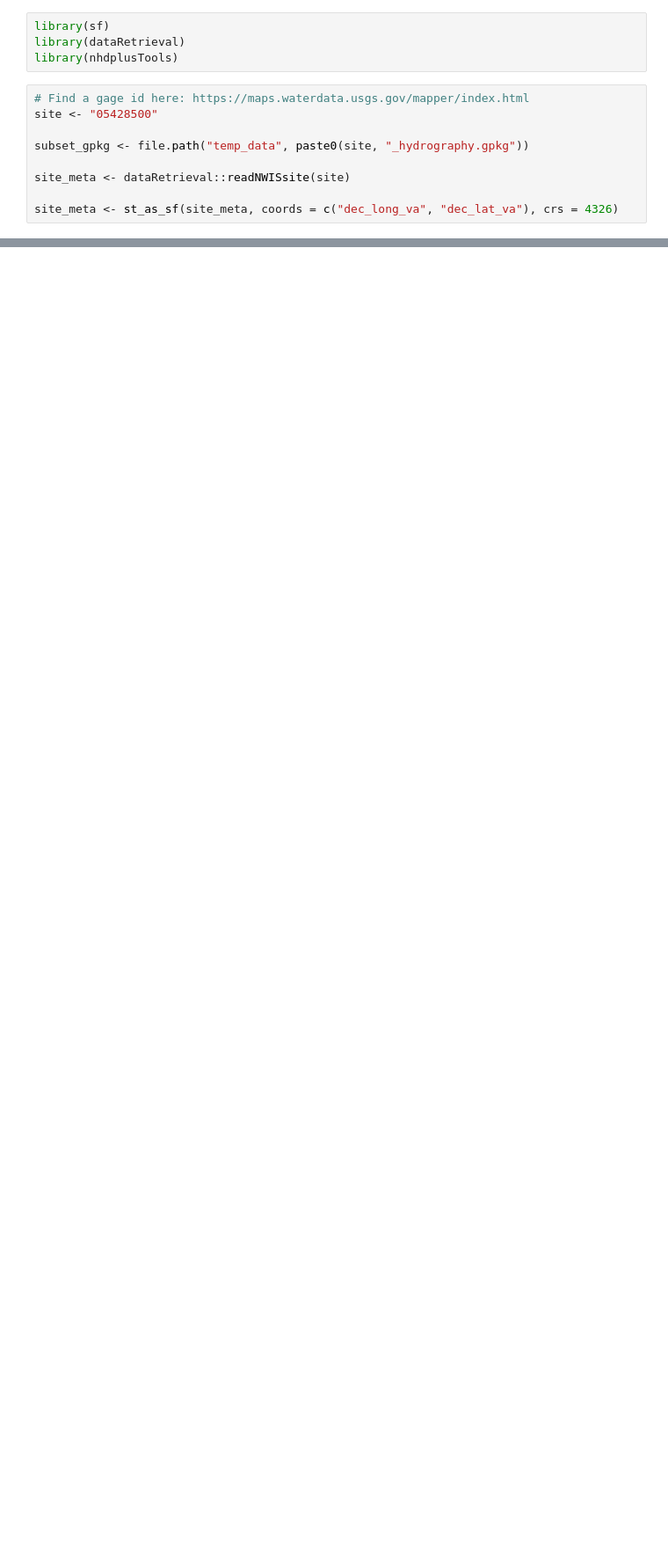
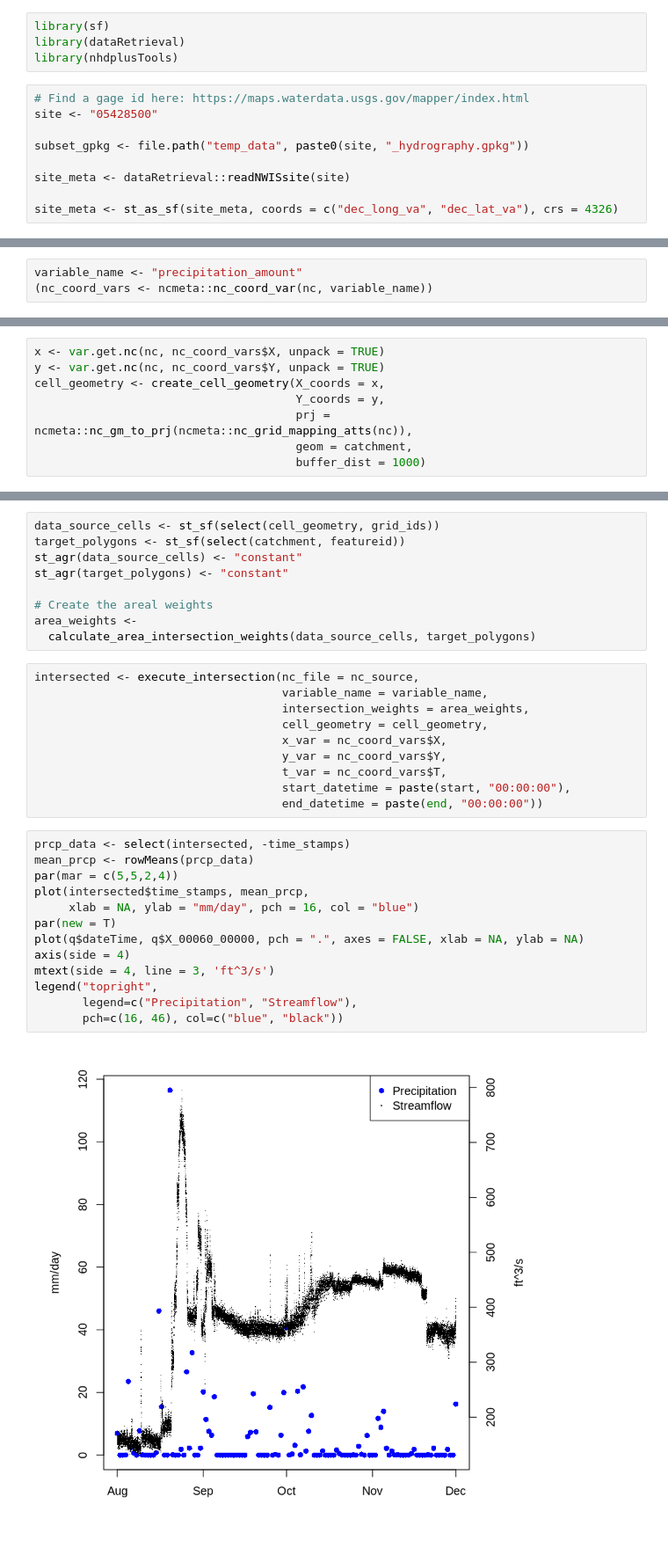
Before and after one commit to dblodgett-usgs/si_docker_jupyter_training, a Jupyter notebook: workspace/get_hydro_data.ipynb, the cells around one changed output, grey strips where cells are left out. Shown at 88% size. Cells and saved outputs as stored; diff of their text form; blank space fills up the shorter version.

```diff
--- a/workspace/get_hydro_data.ipynb
+++ b/workspace/get_hydro_data.ipynb
@@ -64,0 +83,3 @@ plot(q$dateTime, q$X_00060_00000, pch = ".")
+# %%
+variable_name <- "precipitation_amount"
+(nc_coord_vars <- ncmeta::nc_coord_var(nc, variable_name))
@@ -64,0 +91,8 @@ plot(q$dateTime, q$X_00060_00000, pch = ".")
+# %%
+x <- var.get.nc(nc, nc_coord_vars$X, unpack = TRUE)
+y <- var.get.nc(nc, nc_coord_vars$Y, unpack = TRUE)
+cell_geometry <- create_cell_geometry(X_coords = x,
+                                      Y_coords = y,
+                                      prj = ncmeta::nc_gm_to_prj(ncmeta::nc_grid_mapping_atts(nc)),
+                                      geom = catchment,
+                                      buffer_dist = 1000)
@@ -64,0 +101,34 @@ plot(q$dateTime, q$X_00060_00000, pch = ".")
+# %%
+data_source_cells <- st_sf(select(cell_geometry, grid_ids))
+target_polygons <- st_sf(select(catchment, featureid))
+st_agr(data_source_cells) <- "constant"
+st_agr(target_polygons) <- "constant"
+
+# Create the areal weights
+area_weights <-
+  calculate_area_intersection_weights(data_source_cells, target_polygons)
+# %%
+intersected <- execute_intersection(nc_file = nc_source,
+                                    variable_name = variable_name,
+                                    intersection_weights = area_weights,
+                                    cell_geometry = cell_geometry,
+                                    x_var = nc_coord_vars$X,
+                                    y_var = nc_coord_vars$Y,
+                                    t_var = nc_coord_vars$T,
+                                    start_datetime = paste(start, "00:00:00"),
+                                    end_datetime = paste(end, "00:00:00"))
+# %%
+prcp_data <- select(intersected, -time_stamps)
+mean_prcp <- rowMeans(prcp_data)
+par(mar = c(5,5,2,4))
+plot(intersected$time_stamps, mean_prcp,
+     xlab = NA, ylab = "mm/day", pch = 16, col = "blue")
+par(new = T)
+plot(q$dateTime, q$X_00060_00000, pch = ".", axes = FALSE, xlab = NA, ylab = NA)
+axis(side = 4)
+mtext(side = 4, line = 3, 'ft^3/s')
+legend("topright",
+       legend=c("Precipitation", "Streamflow"),
+       pch=c(16, 46), col=c("blue", "black"))
+# %% [output]
+[figure, added]
```
Also changed, not shown: parts of 8 cells of this notebook, 3 other files.
